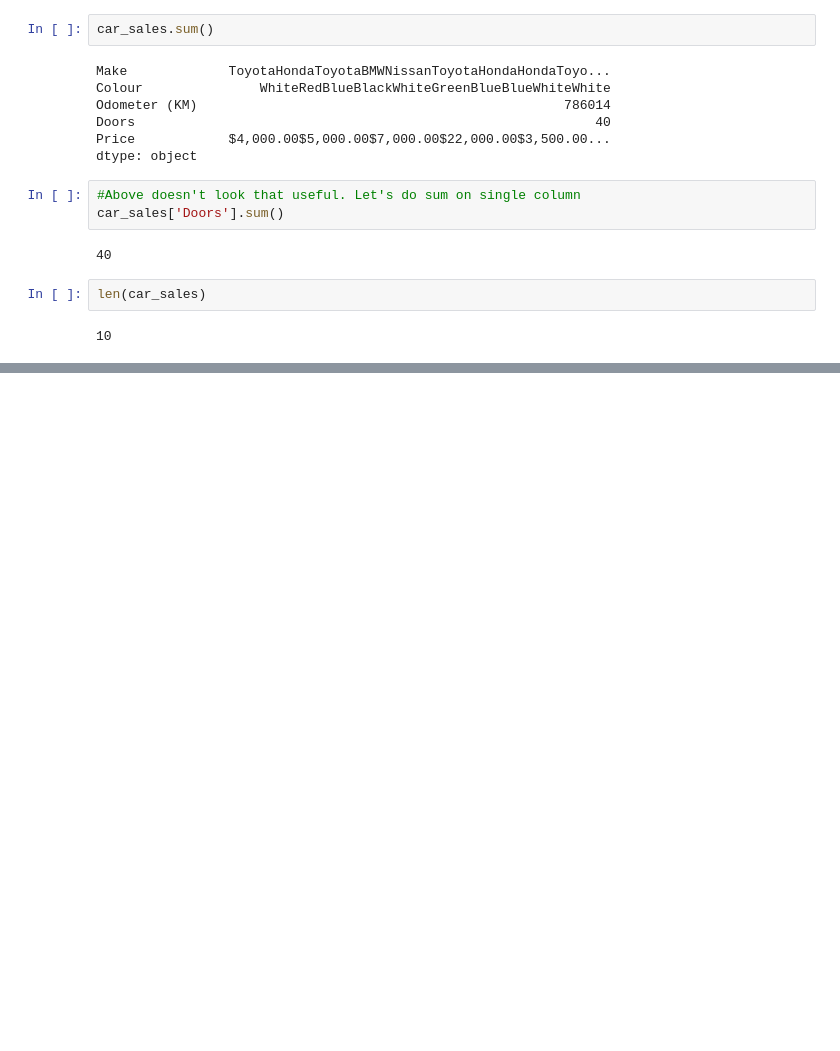
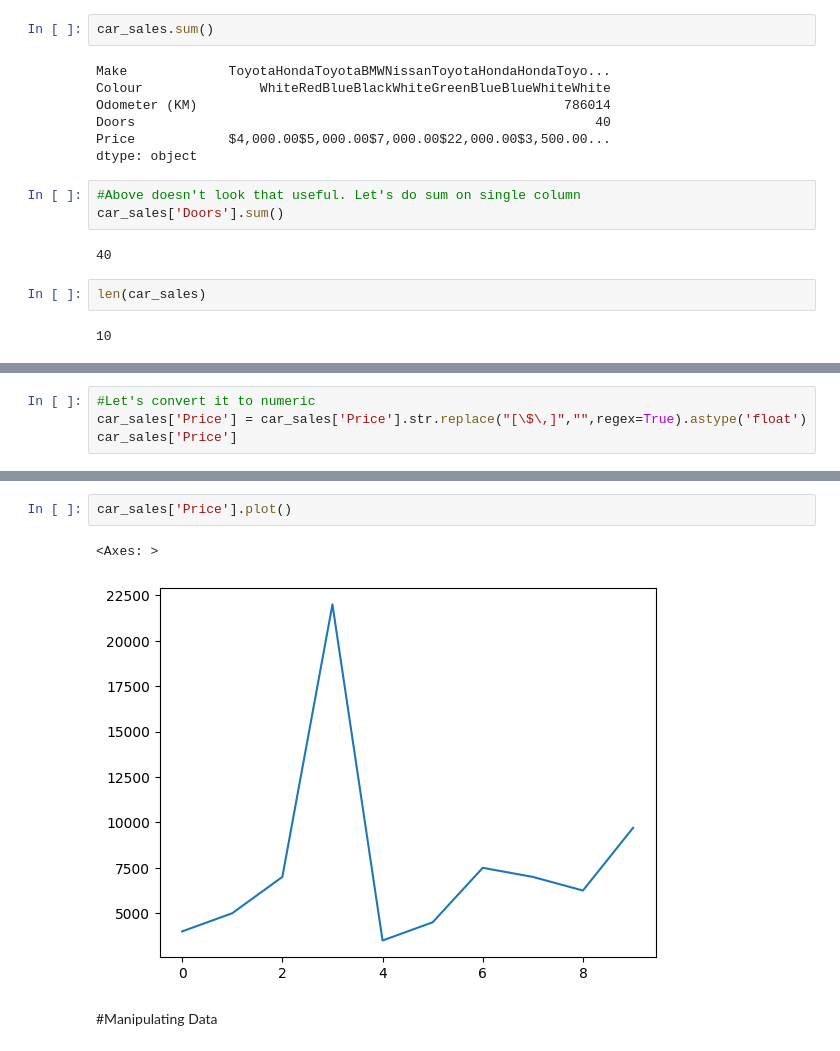
Before and after one commit to gnigam87/ML, a Jupyter notebook: NumpyPandasMatplotlib/PandasPractice.ipynb, the cells around one changed output, grey strips where cells are left out. Drawn from its saved outputs; the diff is of its cells as text; blank space fills up the shorter version.

```diff
--- a/NumpyPandasMatplotlib/PandasPractice.ipynb
+++ b/NumpyPandasMatplotlib/PandasPractice.ipynb
@@ -140,0 +379,4 @@ len(car_sales)
+# %%
+#Let's convert it to numeric
+car_sales['Price'] = car_sales['Price'].str.replace("[\$\,]","",regex=True).astype('float')
+car_sales['Price']
@@ -140,0 +395,7 @@ len(car_sales)
+# %%
+car_sales['Price'].plot()
+# %% [output]
+<Axes: >
+[figure, added]
+# %% [markdown]
+#Manipulating Data
```
Also changed, not shown: parts of 33 cells of this notebook.
